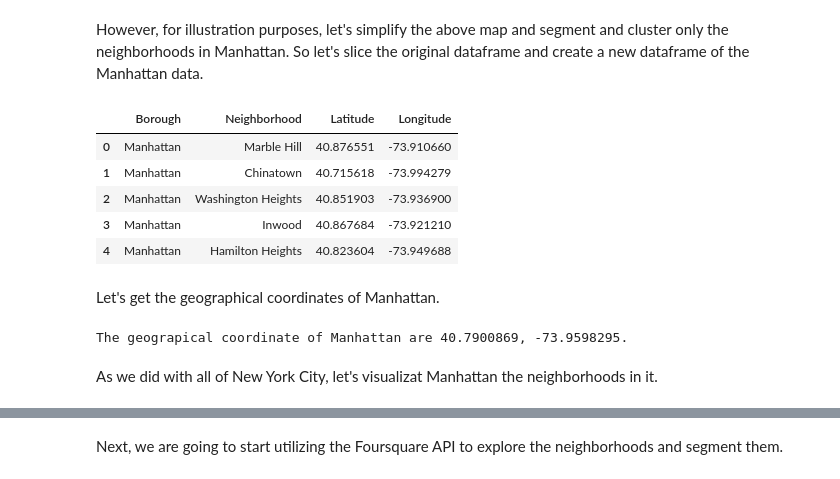
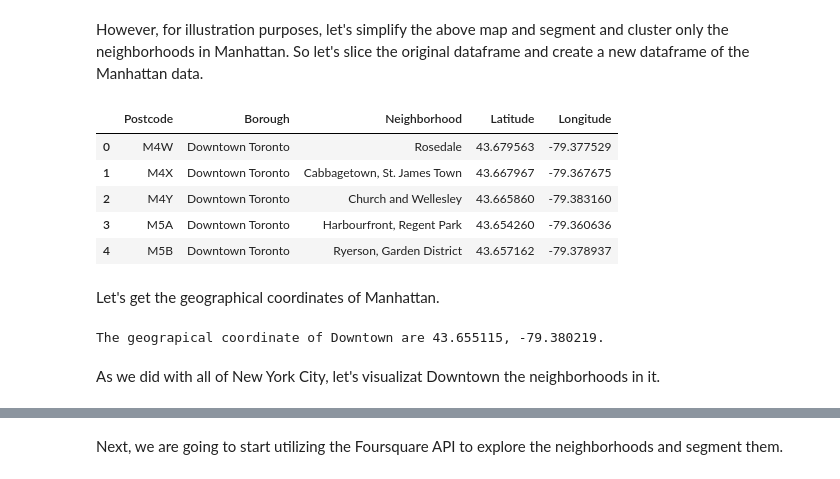
Before and after one commit to help4mukesh/Coursera_Capstone, a Jupyter notebook: capstone_week3.ipynb, the cells around one changed output, grey strips where cells are left out. Drawn from its saved outputs; the diff is of its cells as text; code cells hidden in the pictures.

```diff
--- a/capstone_week3.ipynb
+++ b/capstone_week3.ipynb
@@ -79,9 +62,12 @@ List of postal codes of Canada: M - Wikipedia
 # %%
-postalcode = pd.read_csv('https://cocl.us/Geospatial_data')
-postalcode.columns = ['Postcode','Latitude','Longitude']
-postalcode.head()
+geoLocation = pd.read_csv('https://cocl.us/Geospatial_data')
+geoLocation.columns = ['Postcode','Latitude','Longitude']
+geoLocation.head()
 
-result = pd.merge(df,
-                 postalcode,left_on='Postcode', right_on='Postcode',
+neighborhoods = pd.merge(postalCodes,
+                 geoLocation,left_on='Postcode', right_on='Postcode',
                 )
-result.head()
+neighborhoods.columns = column_names = ['Postcode','Borough', 'Neighborhood', 'Latitude', 'Longitude']
+
+
+neighborhoods.head()
@@ -146,6 +80,0 @@ The next task is essentially transforming this data of nested Python dictionarie
-# %%
-# define the dataframe columns
-column_names = ['Borough', 'Neighborhood', 'Latitude', 'Longitude']
-
-# instantiate the dataframe
-neighborhoods = pd.DataFrame(columns=column_names)
@@ -160,13 +80,0 @@ Then let's loop through the data and fill the dataframe one row at a time.
-# %%
-for data in neighborhoods_data:
-    borough = neighborhood_name = data['properties']['borough']
-    neighborhood_name = data['properties']['name']
-
-    neighborhood_latlon = data['geometry']['coordinates']
-    neighborhood_lat = neighborhood_latlon[1]
-    neighborhood_lon = neighborhood_latlon[0]
-
-    neighborhoods = neighborhoods.append({'Borough': borough,
-                                          'Neighborhood': neighborhood_name,
-                                          'Latitude': neighborhood_lat,
-                                          'Longitude': neighborhood_lon}, ignore_index=True)
@@ -233,27 +139,28 @@ map_newyork
 # %% [markdown]
 However, for illustration purposes, let's simplify the above map and segment and cluster only the neighborhoods in Manhattan. So let's slice the original dataframe and create a new dataframe of the Manhattan data.
 # %%
-manhattan_data = neighborhoods[neighborhoods['Borough'] == 'Manhattan'].reset_index(drop=True)
-manhattan_data.head()
+downtown_data = neighborhoods[neighborhoods['Borough'] == 'Downtown Toronto'].reset_index(drop=True)
+downtown_data.head()
 # %% [output]
-|  | Borough | Neighborhood | Latitude | Longitude |
-| 0 | Manhattan | Marble Hill | 40.876551 | -73.910660 |
-| 1 | Manhattan | Chinatown | 40.715618 | -73.994279 |
-| 2 | Manhattan | Washington Heights | 40.851903 | -73.936900 |
-| 3 | Manhattan | Inwood | 40.867684 | -73.921210 |
-| 4 | Manhattan | Hamilton Heights | 40.823604 | -73.949688 |
+|  | Postcode | Borough | Neighborhood | Latitude | Longitude |
+| 0 | M4W | Downtown Toronto | Rosedale | 43.679563 | -79.377529 |
+| 1 | M4X | Downtown Toronto | Cabbagetown, St. James Town | 43.667967 | -79.367675 |
+| 2 | M4Y | Downtown Toronto | Church and Wellesley | 43.665860 | -79.383160 |
+| 3 | M5A | Downtown Toronto | Harbourfront, Regent Park | 43.654260 | -79.360636 |
+| 4 | M5B | Downtown Toronto | Ryerson, Garden District | 43.657162 | -79.378937 |
 # %% [markdown]
 Let's get the geographical coordinates of Manhattan.
 # %%
-address = 'Manhattan, NY'
+address = 'Downtown Toronto,ON'
 
 geolocator = Nominatim(user_agent="ny_explorer")
 location = geolocator.geocode(address)
 latitude = location.latitude
 longitude = location.longitude
-print('The geograpical coordinate of Manhattan are {}, {}.'.format(latitude, longitude))
+print('The geograpical coordinate of Downtown are {}, {}.'.format(latitude, longitude))
 # %% [output]
-The geograpical coordinate of Manhattan are 40.7900869, -73.9598295.
+The geograpical coordinate of Downtown are 43.655115, -79.380219.
 # %% [markdown]
-As we did with all of New York City, let's visualizat Manhattan the neighborhoods in it.
+As we did with all of New York City, let's visualizat Downtown
+the neighborhoods in it.
 # %%
```
Also changed, not shown: parts of 48 cells of this notebook.
